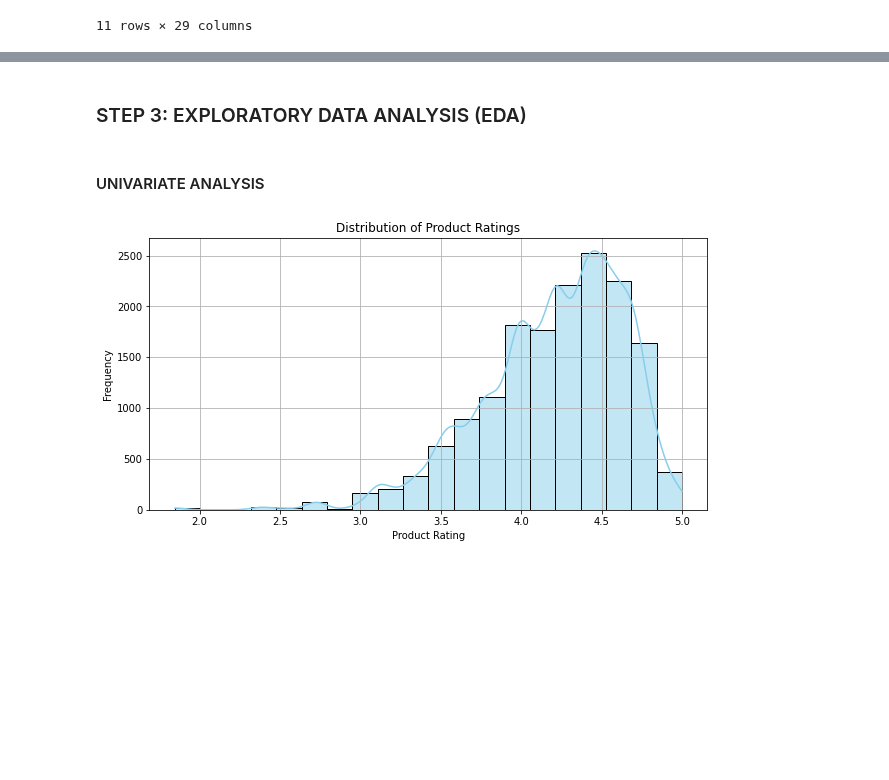
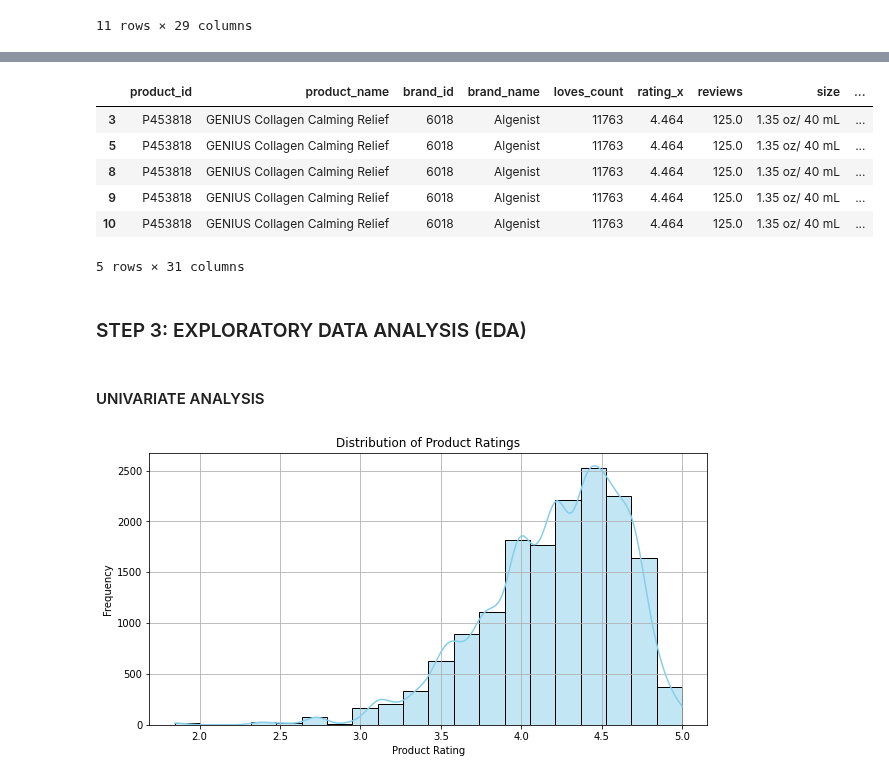
Before and after one commit to ECCHERUIYOT/AI-Powered-Recommendations-For-Melanin-Skin, a Jupyter notebook: index.ipynb, the cells around one changed output, grey strips where cells are left out. Drawn from its saved outputs; the diff is of its cells as text; code cells hidden in the pictures; blank space fills up the shorter version.

```diff
--- a/index.ipynb
+++ b/index.ipynb
@@ -269,3 +296,13 @@ data['review_text'] = data['review_text'].apply(clean_text)
+# %%
+data.head()
+# %% [output]
+|  | product_id | product_name | brand_id | brand_name | loves_count | rating_x | reviews | size | ... |
+| 3 | P453818 | GENIUS Collagen Calming Relief | 6018 | Algenist | 11763 | 4.464 | 125.0 | 1.35 oz/ 40 mL | ... |
+| 5 | P453818 | GENIUS Collagen Calming Relief | 6018 | Algenist | 11763 | 4.464 | 125.0 | 1.35 oz/ 40 mL | ... |
+| 8 | P453818 | GENIUS Collagen Calming Relief | 6018 | Algenist | 11763 | 4.464 | 125.0 | 1.35 oz/ 40 mL | ... |
+| 9 | P453818 | GENIUS Collagen Calming Relief | 6018 | Algenist | 11763 | 4.464 | 125.0 | 1.35 oz/ 40 mL | ... |
+| 10 | P453818 | GENIUS Collagen Calming Relief | 6018 | Algenist | 11763 | 4.464 | 125.0 | 1.35 oz/ 40 mL | ... |
+5 rows × 31 columns
 # %% [markdown]
 ### STEP 3: EXPLORATORY DATA ANALYSIS (EDA)
 # %% [markdown]
```
Also changed, not shown: parts of 13 cells of this notebook.
